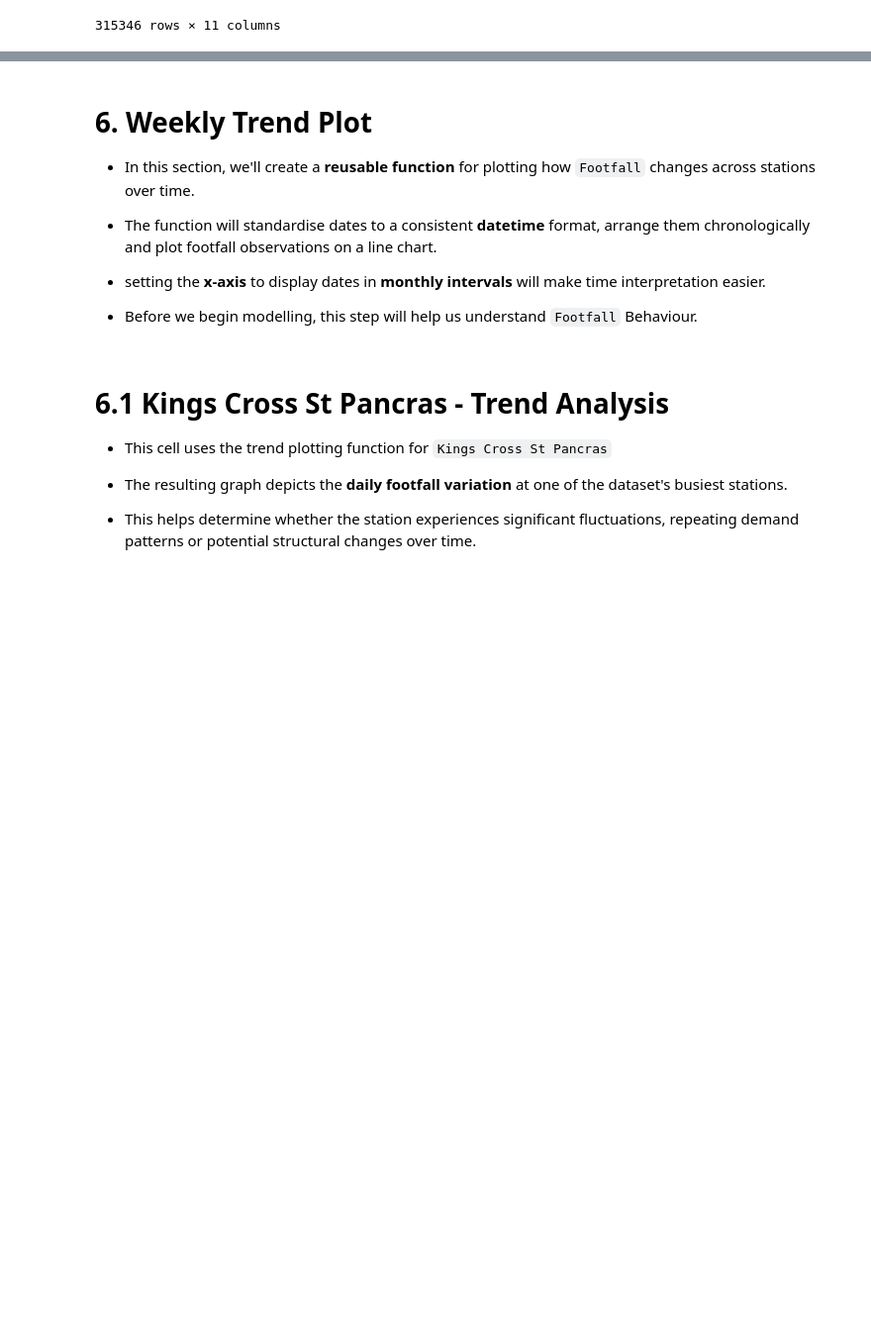
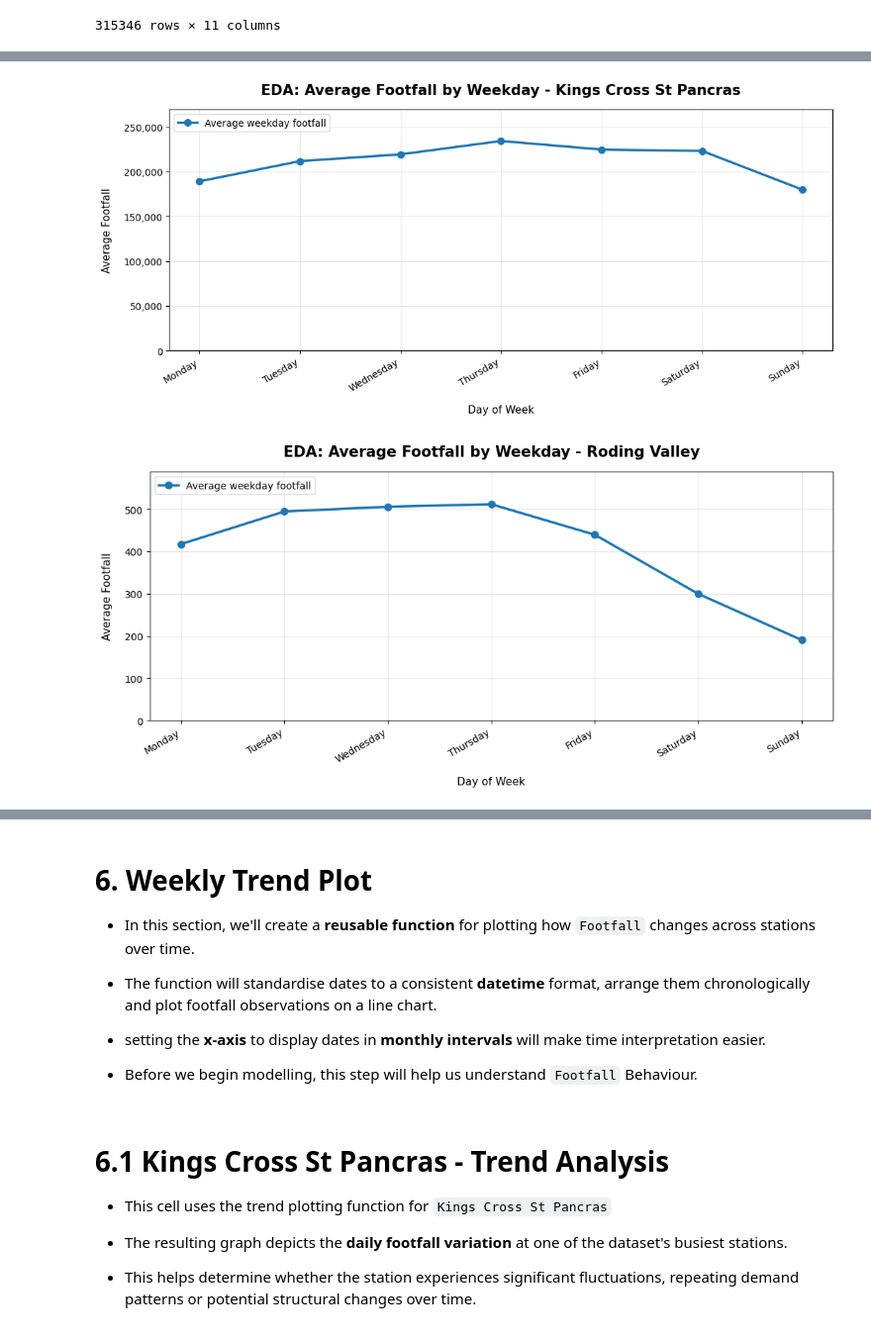
Before and after one commit to HARIRAJAMOHAN2000/london-public-transport-footfall-analysis, a Jupyter notebook: Analysis on TFL using Tube and Rail Stations in 2024-2025.ipynb, the cells around one changed output, grey strips where cells are left out. Shown at 99% size. Cells and saved outputs as stored; diff of their text form; code cells hidden in the pictures; blank space fills up the shorter version.

```diff
--- a/Analysis on TFL using Tube and Rail Stations in 2024-2025.ipynb
+++ b/Analysis on TFL using Tube and Rail Stations in 2024-2025.ipynb
@@ -313,0 +642,77 @@ df2_full
+# %%
+# 5.4 EDA: Average Footfall by Weekday
+
+# Correct weekday order
+weekday_order = [
+    "Monday", "Tuesday", "Wednesday", "Thursday",
+    "Friday", "Saturday", "Sunday"
+]
+
+# Filter selected stations only
+weekday_source = eda_df[eda_df["Station"].isin(selected)].copy()
+
+# Make DayOfWeek ordered correctly
+weekday_source["DayOfWeek"] = pd.Categorical(
+    weekday_source["DayOfWeek"],
+    categories=weekday_order,
+    ordered=True
+)
+
+# Calculate average footfall by weekday
+weekday_eda = (
+    weekday_source
+    .groupby(["Station", "DayOfWeek"], observed=False, as_index=False)["Footfall"]
+    .mean()
+    .sort_values(["Station", "DayOfWeek"])
+)
+
+# Create one clear output per station
+for st in selected:
+    temp = weekday_eda[weekday_eda["Station"] == st].copy()
+
+    fig, ax = plt.subplots(figsize=(11, 5.5))
+
+    ax.plot(
+        temp["DayOfWeek"].astype(str),
+        temp["Footfall"],
+        marker="o",
+        linewidth=2.5,
+        markersize=7,
+        label="Average weekday footfall"
+    )
+
+    ax.set_title(
+        f"EDA: Average Footfall by Weekday - {st}",
+        fontsize=15,
+        fontweight="bold",
+        pad=16
+    )
+
+    ax.set_xlabel("Day of Week", fontsize=11, labelpad=12)
+    ax.set_ylabel("Average Footfall", fontsize=11, labelpad=12)
+
+    # Separate y-axis scale for each station
+    ymax = temp["Footfall"].max()
+    ax.set_ylim(0, ymax * 1.15)
+
+    # Format y-axis with commas
+    ax.yaxis.set_major_formatter(
+        mticker.FuncFormatter(lambda x, pos: f"{int(x):,}")
+    )
+
+    ax.grid(True, alpha=0.30)
+    ax.legend(loc="upper left", frameon=True)
+
+    plt.xticks(rotation=30, ha="right")
+
+    fig.subplots_adjust(
+        left=0.10,
+        right=0.98,
+        top=0.86,
+        bottom=0.22
+    )
+
+    plt.show()
+# %% [output]
+[figure, added]
+[figure, added]
```
Also changed, not shown: parts of 17 cells of this notebook.
